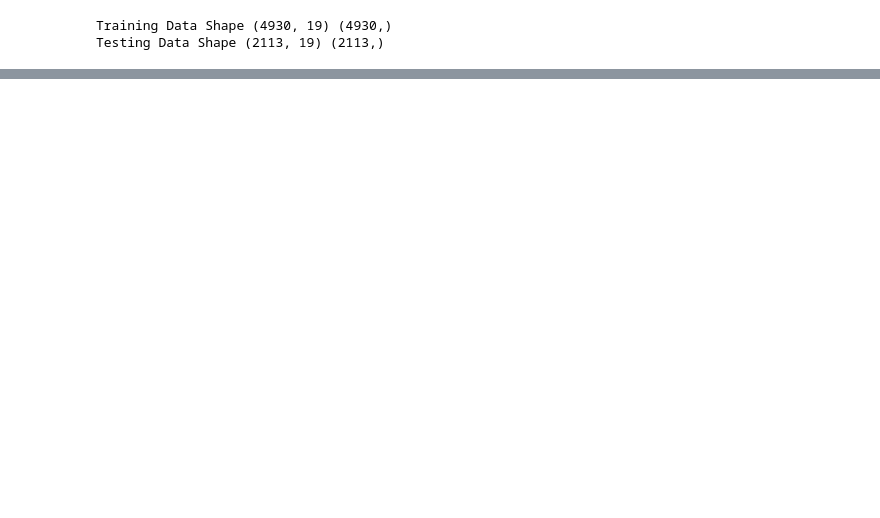
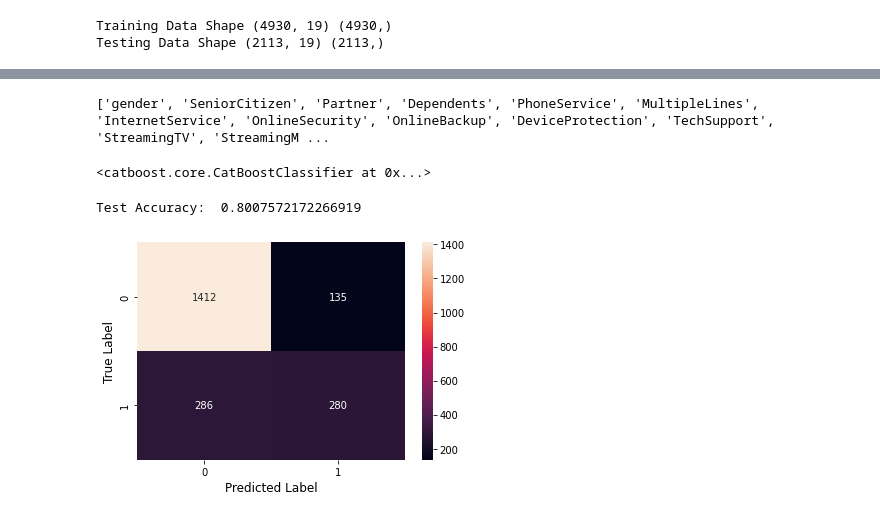
Before and after one commit to masoodfaisal/mlops-workshop, a Jupyter notebook: seldon/drift_deploy/Configure_Input_Drift.ipynb, the cells around one changed output, grey strips where cells are left out. Saved outputs shown, nothing was run; the diff lists cells and outputs as text; code cells hidden in the pictures; blank space fills up the shorter version.

```diff
--- a/seldon/drift_deploy/Configure_Input_Drift.ipynb
+++ b/seldon/drift_deploy/Configure_Input_Drift.ipynb
@@ -89,14 +131,14 @@ categories_per_feature = ['MultipleLines', 'InternetService', 'Contract', 'Payme
 
 from sklearn.model_selection import train_test_split
 labels = data['Churn']
-X_train, X_test, y_train, y_test = train_test_split(data_enc, labels, test_size=0.3)
-print ('Training Data Shape',X_train.shape, y_train.shape)
-print ('Testing Data Shape',X_test.shape, y_test.shape)
+X_train, X_test, Y_train, Y_test = train_test_split(data_enc, labels, test_size=0.3)
+print ('Training Data Shape',X_train.shape, Y_train.shape)
+print ('Testing Data Shape',X_test.shape, Y_test.shape)
 
 Y = data['Churn']
 X = data_enc
 
-X_test_1, X_test_2, y_test_1, y_test_2 = train_test_split(X_test, y_test, test_size=0.5)
+X_test_1, X_test_2, Y_test_1, Y_test_2 = train_test_split(X_test, Y_test, test_size=0.5)
 # %% [output]
 Training Data Shape (4930, 19) (4930,)
 Testing Data Shape (2113, 19) (2113,)
@@ -110,0 +158,37 @@ print(X_train.shape)
+# %%
+from catboost import Pool
+from catboost import CatBoostClassifier
+import seaborn as sns
+categorical_ft = [x for x in X.columns if x not in num_features]
+print(categorical_ft)
+# %% [output]
+['gender', 'SeniorCitizen', 'Partner', 'Dependents', 'PhoneService', 'MultipleLines', 'InternetService', 'OnlineSecurity', 'OnlineBackup', 'DeviceProtection', 'TechSupport', 'StreamingTV', 'StreamingM ...
+# %%
+cat_model = CatBoostClassifier (random_state = 42, eval_metric = 'AUC', cat_features = categorical_ft, verbose = 0)
+#cat_model.get_params()
+
+cat_param = {'n_estimators':100}
+cat_model.set_params(**cat_param)
+# %% [output]
+<catboost.core.CatBoostClassifier at 0x...>
+# %%
+cat_model.fit(X_train, Y_train, eval_set = [(X_test,Y_test)], cat_features = categorical_ft)
+
+#xgb_model.fit(X_train, Y_train, early_stopping_rounds = 100, eval_set = [(X_test,Y_test)])
+#cat_model.fit(X_train, Y_train)
+
+pred_cat = cat_model.predict(X_test)
+
+print("Test Accuracy: ",metrics.accuracy_score(Y_test, pred_cat))
+# %% [output]
+Test Accuracy:  0.8007572172266919
+# %%
+cat_confusion_matrix = metrics.confusion_matrix(Y_test, pred_cat)
+sns.heatmap(cat_confusion_matrix, annot=True, fmt="d")
+
+plt.xlabel("Predicted Label", fontsize= 12)
+plt.ylabel("True Label", fontsize= 12)
+
+plt.show()
+# %% [output]
+[figure, added]
```
Also changed, not shown: parts of 35 cells of this notebook, 8 other files.
